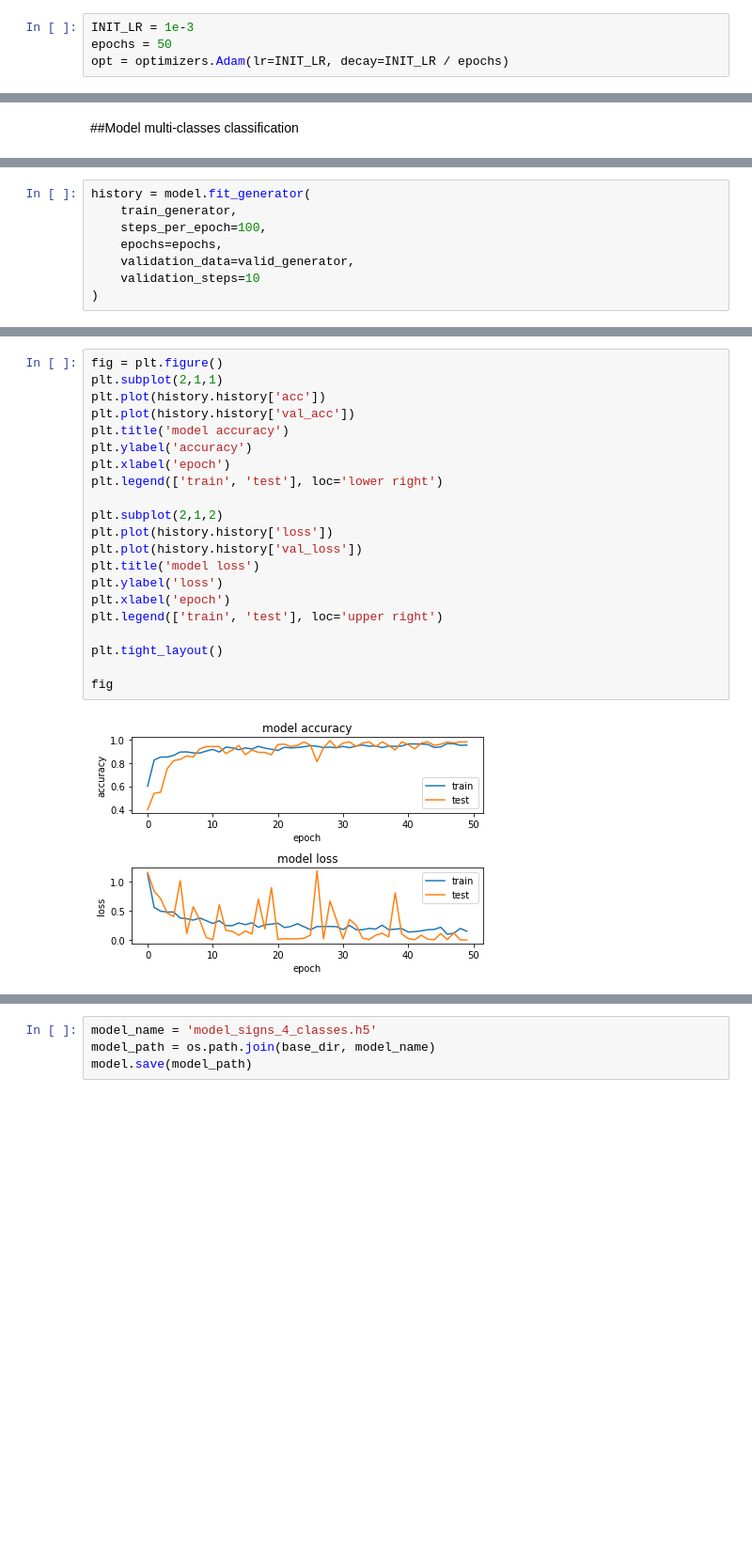
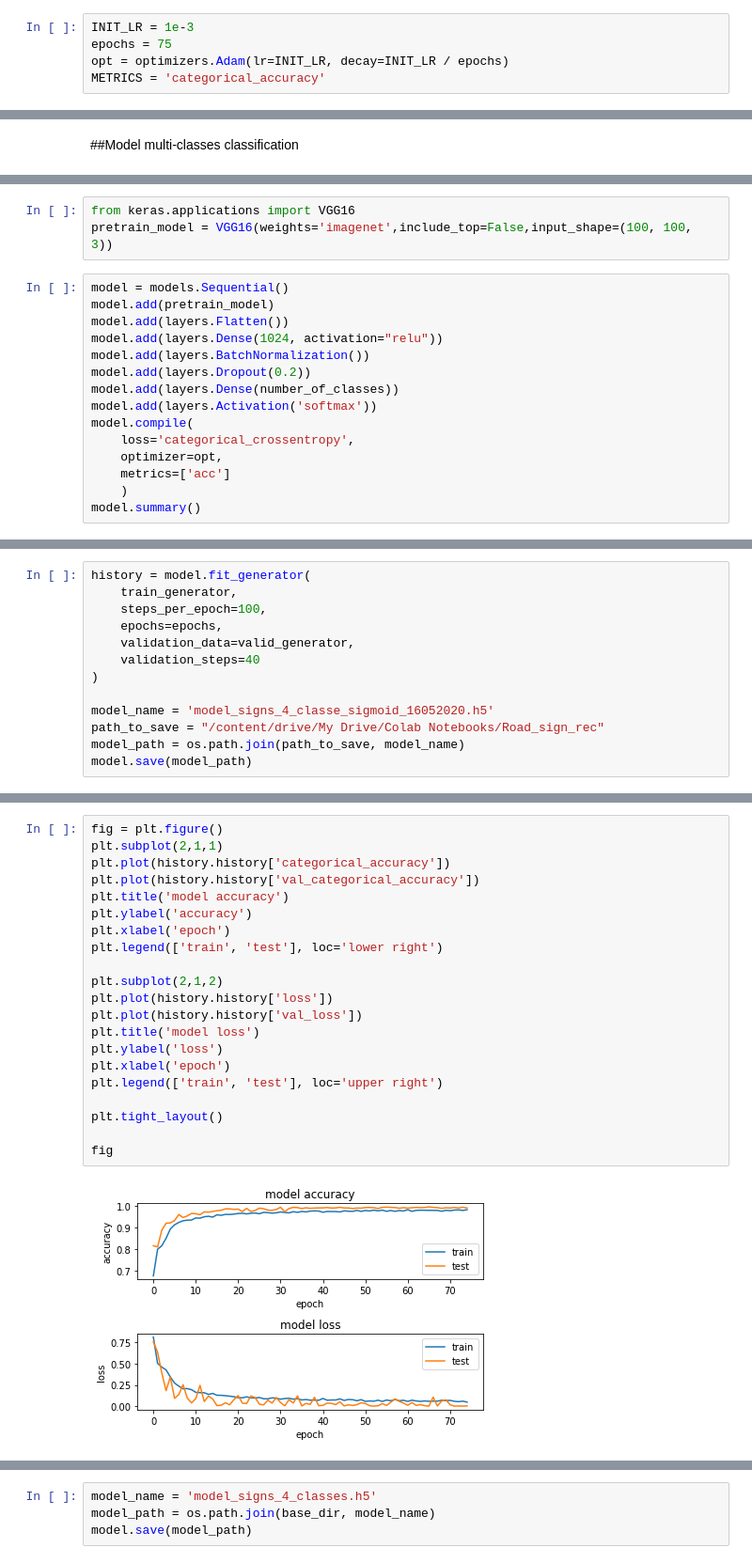
Before and after one commit to OrJaku/road-sign-recognition, a Jupyter notebook: road_sign_rec_model.ipynb, the cells around one changed output, grey strips where cells are left out. Shown: that part at 94% size. Drawn from its saved outputs; the diff is of its cells as text; blank space fills up the shorter version.

```diff
--- a/road_sign_rec_model.ipynb
+++ b/road_sign_rec_model.ipynb
@@ -279,8 +361,9 @@ Found 5215 images belonging to 4 classes.
 Found 2014 images belonging to 4 classes.
 # %%
 INIT_LR = 1e-3
-epochs = 50
+epochs = 75
 opt = optimizers.Adam(lr=INIT_LR, decay=INIT_LR / epochs)
+METRICS = 'categorical_accuracy'
 # %% [markdown]
 ##Model class classification
 # %%
@@ -370,0 +439,18 @@ _________________________________________________________________
+# %%
+from keras.applications import VGG16
+pretrain_model = VGG16(weights='imagenet',include_top=False,input_shape=(100, 100, 3))
+# %%
+model = models.Sequential()
+model.add(pretrain_model)
+model.add(layers.Flatten())
+model.add(layers.Dense(1024, activation="relu"))
+model.add(layers.BatchNormalization())
+model.add(layers.Dropout(0.2))
+model.add(layers.Dense(number_of_classes))
+model.add(layers.Activation('softmax'))
+model.compile(
+    loss='categorical_crossentropy',
+    optimizer=opt,
+    metrics=['acc']
+    )
+model.summary()
@@ -374,5 +462,10 @@ history = model.fit_generator(
     steps_per_epoch=100,
     epochs=epochs,
     validation_data=valid_generator,
-    validation_steps=10
+    validation_steps=40
 )
+
+model_name = 'model_signs_4_classe_sigmoid_16052020.h5'
+path_to_save = "/content/drive/My Drive/Colab Notebooks/Road_sign_rec"
+model_path = os.path.join(path_to_save, model_name)
+model.save(model_path)
@@ -397,23 +472,23 @@ Epoch 50/50
 # %%
 fig = plt.figure()
 plt.subplot(2,1,1)
-plt.plot(history.history['acc'])
-plt.plot(history.history['val_acc'])
+plt.plot(history.history['categorical_accuracy'])
+plt.plot(history.history['val_categorical_accuracy'])
 plt.title('model accuracy')
 plt.ylabel('accuracy')
 plt.xlabel('epoch')
 plt.legend(['train', 'test'], loc='lower right')
 
 plt.subplot(2,1,2)
 plt.plot(history.history['loss'])
 plt.plot(history.history['val_loss'])
 plt.title('model loss')
 plt.ylabel('loss')
 plt.xlabel('epoch')
 plt.legend(['train', 'test'], loc='upper right')
 
 plt.tight_layout()
 
 fig
 # %% [output]
-[figure, old version]
+[figure, new version]
```
Also changed, not shown: parts of 28 cells of this notebook.
